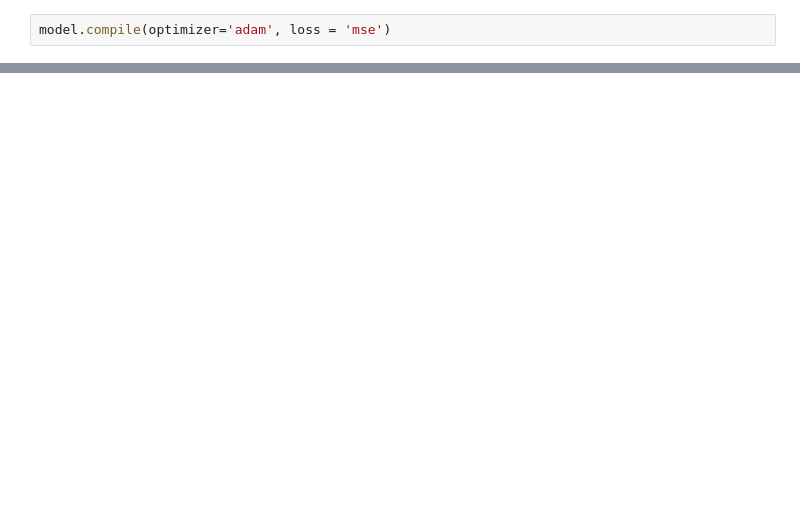
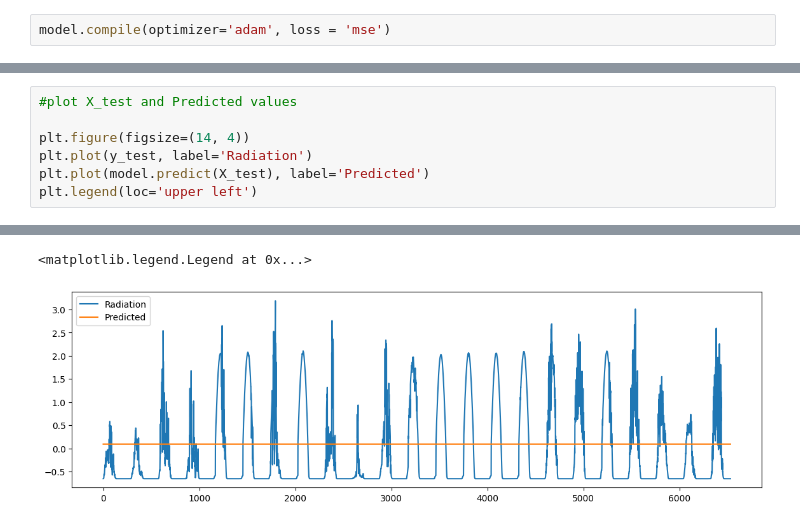
Before and after one commit to HrishikeshHPillai/gridai, a Jupyter notebook: forecasting/src/generation-forecast-LSTM.ipynb, the cells around one changed output, grey strips where cells are left out. Cells and saved outputs as stored; diff of their text form; blank space fills up the shorter version.

```diff
--- a/forecasting/src/generation-forecast-LSTM.ipynb
+++ b/forecasting/src/generation-forecast-LSTM.ipynb
@@ -185,0 +247,8 @@ Epoch 30/30
+# %%
+#plot X_test and Predicted values
+
+plt.figure(figsize=(14, 4))
+plt.plot(y_test, label='Radiation')
+plt.plot(model.predict(X_test), label='Predicted')
+plt.legend(loc='upper left')
+# %% [output]
@@ -185,0 +256,2 @@ Epoch 30/30
+<matplotlib.legend.Legend at 0x...>
+[figure, added]
```
Also changed, not shown: parts of 14 cells of this notebook, 2 other files.
